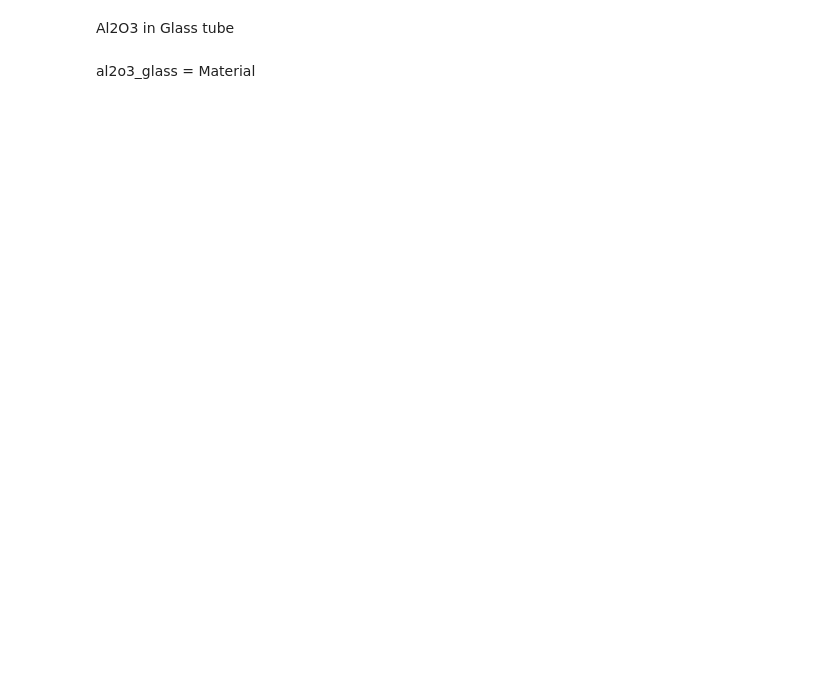
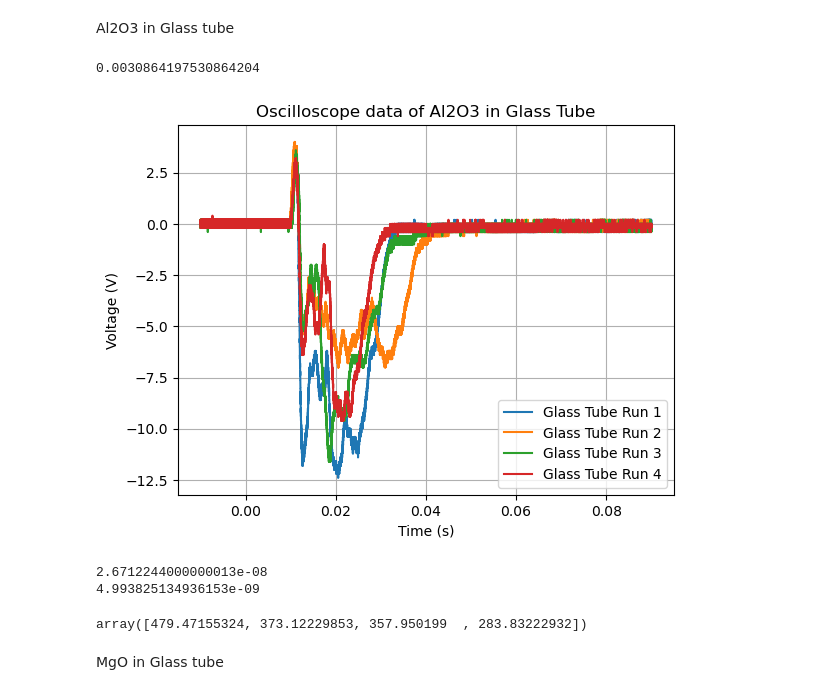
Before and after one commit to Kschloms/Advanced_Experimental_Physics, a Jupyter notebook: Aesorsal_exp/data.ipynb, the cells around one changed output. Saved outputs shown, nothing was run; the diff lists cells and outputs as text; code cells hidden in the pictures; blank space fills up the shorter version.

```diff
--- a/Aesorsal_exp/data.ipynb
+++ b/Aesorsal_exp/data.ipynb
@@ -56,4 +58,28 @@ print(tio2_glass.charge_per_surface_area())
 # %% [markdown]
 Al2O3 in Glass tube
-# %% [markdown]
-al2o3_glass = Material
+# %%
+al2o3_glass = Material('Al2O3', 'Al2O3', 'Glass Tube', glass_tube_dir, diameter = 10.4, mass_density=3.99)
+al2o3_glass.M = mass_calc(3.00)
+al2o3_glass.M #g
+# %% [output]
+0.0030864197530864204
+# %%
+fig, ax = plt.subplots()
+al2o3_glass.plot_ch1(ax)
+# %% [output]
+[figure, added]
+# %%
+al2o3_glass.Qs
+mean = np.mean(al2o3_glass.Qs)
+std = np.std(al2o3_glass.Qs)
+print(mean)
+print(std)
+# %% [output]
+2.6712244000000013e-08
+4.993825134936153e-09
+# %%
+al2o3_glass.charge_per_surface_area()
+# %% [output]
+array([479.47155324, 373.12229853, 357.950199  , 283.83222932])
+# %% [markdown]
+MgO in Glass tube
```
Also changed, not shown: parts of 27 cells of this notebook, 13 other files.
